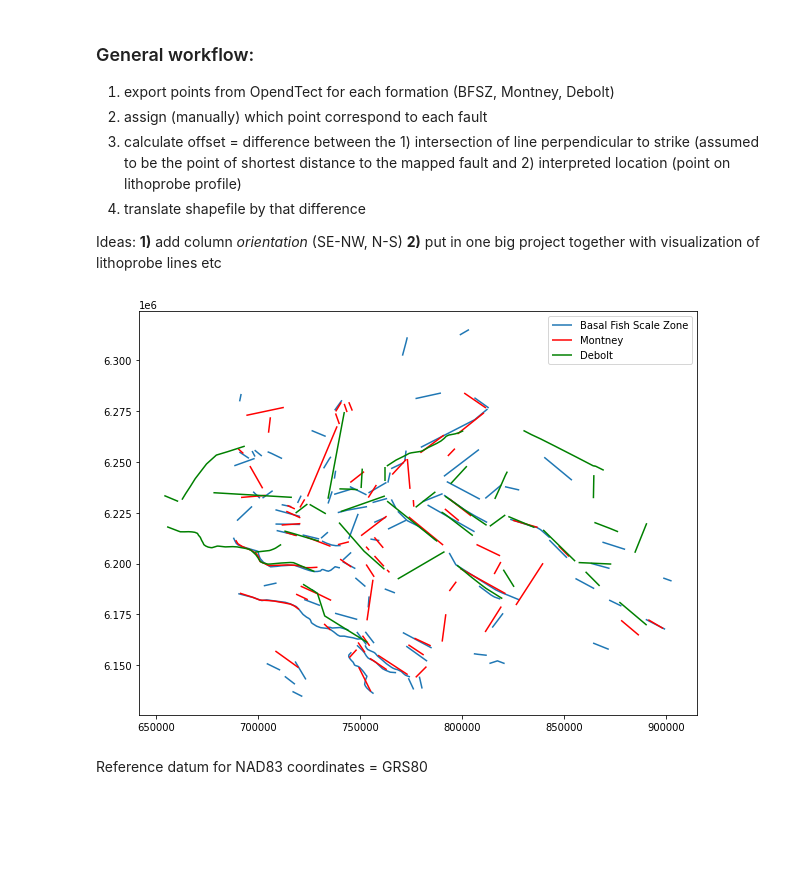
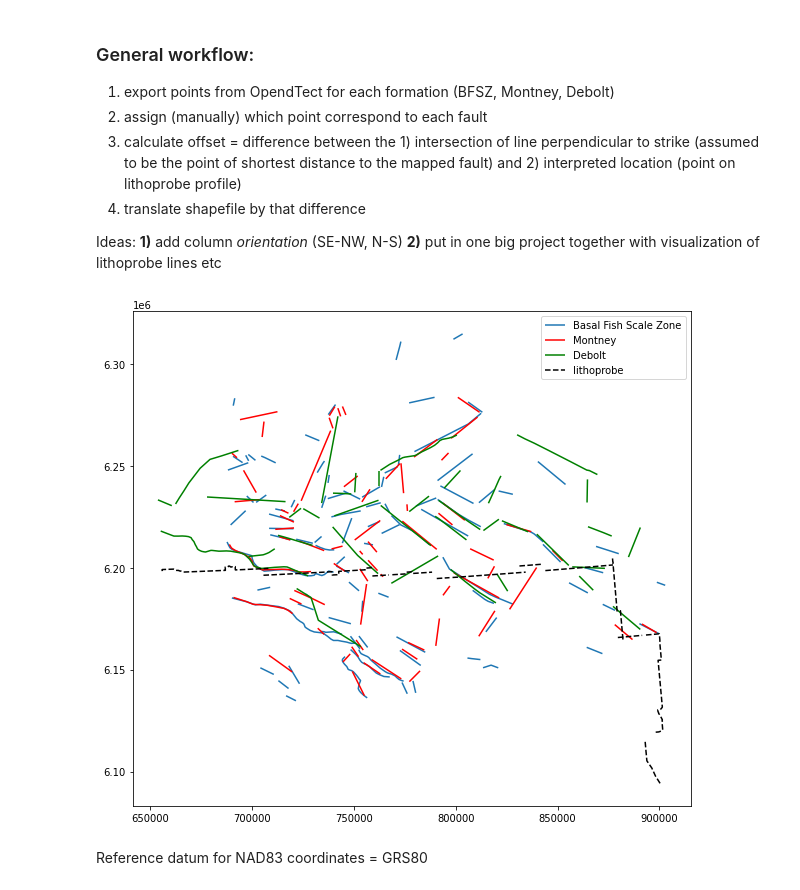
Before and after one commit to pauwoz/geospatial_analysis, a Jupyter notebook: notebooks/shapefiles_operations/shapefile_operations.ipynb, the cells around one changed output. Drawn from its saved outputs; the diff is of its cells as text; code cells hidden in the pictures; blank space fills up the shorter version.

Commit message:
added elements to maps visualization

```diff
--- a/notebooks/shapefiles_operations/shapefile_operations.ipynb
+++ b/notebooks/shapefiles_operations/shapefile_operations.ipynb
@@ -2,7 +2,7 @@
 ### General workflow:
 1. export points from OpendTect for each formation (BFSZ, Montney, Debolt)
 2. assign (manually) which point correspond to each fault
-2. calculate offset = difference between the 1) intersection of line perpendicular to strike (assumed to be the point of shortest distance to the mapped fault and 2) interpreted location (point on lithoprobe profile)
+2. calculate offset = difference between the 1) intersection of line perpendicular to strike (assumed to be the point of shortest distance to the mapped fault) and 2) interpreted location (point on lithoprobe profile)
 3. translate shapefile by that difference
 
 Ideas: **1)** add column *orientation* (SE-NW, N-S) **2)**
@@ -19,14 +19,18 @@ faults_debolt_file = os.path.join("data", "Mei_2009_faults_Debolt.shp")
 faults_BFSZ = gpd.read_file(faults_BFSZ_file)
 faults_montney = gpd.read_file(faults_montney_file)
 faults_debolt = gpd.read_file(faults_debolt_file)
+# %%
+lithoprobe = gpd.read_file("data/lithoprobe.geojson")
+lithoprobe = lithoprobe.to_crs(faults_debolt.crs)
 # %%
 fig, ax = plt.subplots(figsize=(10, 10))
 faults_BFSZ.plot(ax=ax, label='Basal Fish Scale Zone')
 faults_montney.plot(ax=ax, color='r', label='Montney')
 faults_debolt.plot(ax=ax, color='g', label='Debolt')
+lithoprobe.plot(ax=ax, label="lithoprobe", color='k', linestyle='dashed')
 ax.legend();
 # %% [output]
-[figure, old version]
+[figure, new version]
 # %% [markdown]
 Reference datum for NAD83 coordinates = GRS80
 # %%
```
Also changed, not shown: parts of 1 cell of this notebook, 10 other files.
